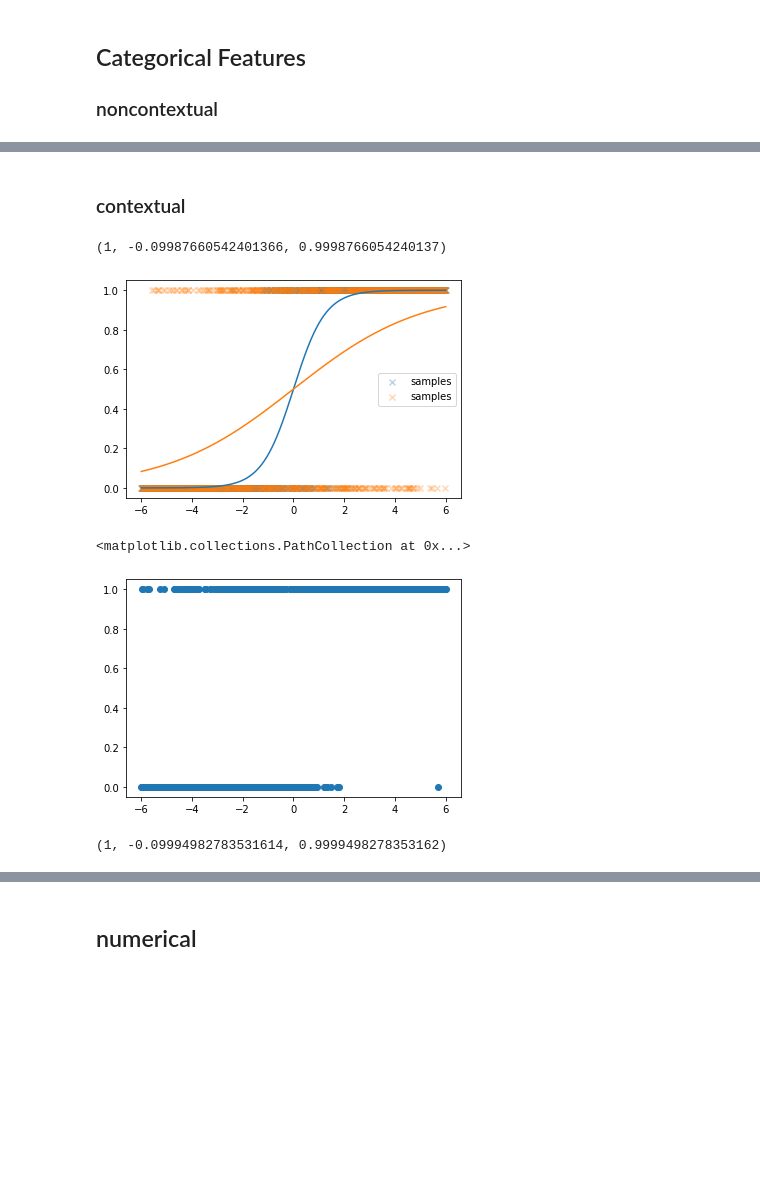
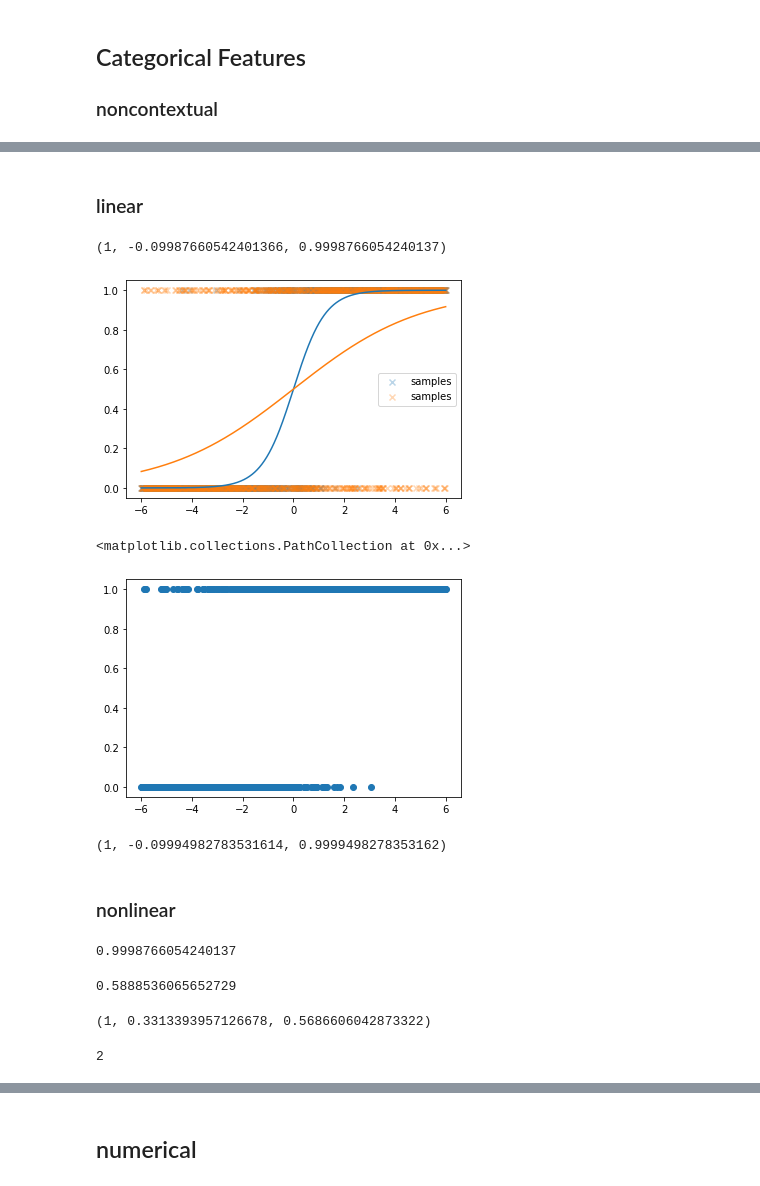
Before and after one commit to wooohoooo/thompson_sampling, a Jupyter notebook: 01_multi_armed_bandits.ipynb, the cells around one changed output, grey strips where cells are left out. Saved outputs shown, nothing was run; the diff lists cells and outputs as text; code cells hidden in the pictures; blank space fills up the shorter version.

Commit message:
nonlinear TS
First nonlinear TS, in development

```diff
--- a/01_multi_armed_bandits.ipynb
+++ b/01_multi_armed_bandits.ipynb
@@ -18,9 +23,15 @@ np.random.seed(42)
 # %%
 theta = [0.1, 0.9]
 theta_contextual = [1.6, 0.4]
+nonlinear_theta = [1,0.3,1.5]
 noise = 0.1
 num_data = 1000
-X = np.linspace(-6, 6, num_data)
+X_orig = np.linspace(-6, 6, num_data)
+X = shuffle(X_orig)
+# %%
+
+def sigmoid(x):
+    return 1 / (1 + np.exp(-x))
 # %% [markdown]
 ## Categorical Features
 
@@ -47,7 +58,7 @@ np.mean(y0), np.mean(y1)
 # %%
 assert non_contextual_categorical_bandit(1,theta) in [True, False]
 # %% [markdown]
-### contextual
+### linear
 # %%
 #export
 def contextual_categorical_bandit(context:np.array, choice:int, theta:np.array, noise:float):
@@ -56,7 +67,7 @@ def contextual_categorical_bandit(context:np.array, choice:int, theta:np.array,
     for dim in np.atleast_1d(context):
         y+= theta[choice] * dim
 
-    p = 1/(1+np.exp(-y))
+    p = sigmoid(y)
 
     return np.random.choice([0,1],p=[1-p,p]), max(theta) - p, p
 
@@ -71,31 +82,33 @@ contextual_categorical_bandit(context = 10, choice = 1, theta = theta, noise = n
 # %%
 for arm in [0,1]:
     y = []
     p1s = []
     p2s= []
     optimal_y = []
     for i in range(num_data):
-        outcome, p1, p2 = contextual_categorical_bandit(X[i],arm,theta_contextual,noise)
+        outcome, p1, p2 = contextual_categorical_bandit(X_orig[i],arm,theta_contextual,noise)
         p1s.append(p1)
         p2s.append(p2)
         y.append(outcome)
 
-        optimal_y.append(contextual_categorical_bandit(X[i], contextual_categorical_get_optimal_arm(X[i]), theta_contextual, noise)[0])
+        optimal_y.append(contextual_categorical_bandit(X_orig[i], contextual_categorical_get_optimal_arm(X_orig[i]), theta_contextual, noise)[0])
 
     y = np.array(y).flatten()
 
-    plt.scatter(X,y,alpha = 0.3, marker= 'x', label = 'samples',)
+    plt.scatter(X_orig,y,alpha = 0.3, marker= 'x', label = 'samples',)
 
     plt.legend()
-    plt.plot(X,p2s)
+    plt.plot(X_orig,p2s)
 # %% [output]
-[figure, old version]
+[figure, new version]
 # %%
-plt.scatter(X, optimal_y)
+plt.scatter(X_orig, optimal_y)
 # %% [output]
 <matplotlib.collections.PathCollection at 0x...>
-[figure, old version]
+[figure, new version]
 # %%
 contextual_categorical_bandit(context = [10,1], choice = 1, theta = theta, noise = noise)
 # %% [output]
 (1, -0.09994982783531614, 0.9999498278353162)
+# %% [markdown]
+###  nonlinear
@@ -101,0 +158,17 @@ contextual_categorical_bandit(context = [10,1], choice = 1, theta = theta, noise
+# %%
+nccb = NonlinearContextualCategoricalBandit(theta=nonlinear_theta ,noise=noise, linear=False)
+nccb.activation(9)
+# %% [output]
+0.9998766054240137
+# %%
+nccb.get_probability(1, np.array([1.0]))
+# %% [output]
+0.5888536065652729
+# %%
+nccb.get_reward(1, np.array([1.0]))
+# %% [output]
+(1, 0.3313393957126678, 0.5686606042873322)
+# %%
+nccb.get_optimal_arm(np.array([1.0]))
+# %% [output]
+2
```
Also changed, not shown: parts of 9 cells of this notebook, 8 other files.
